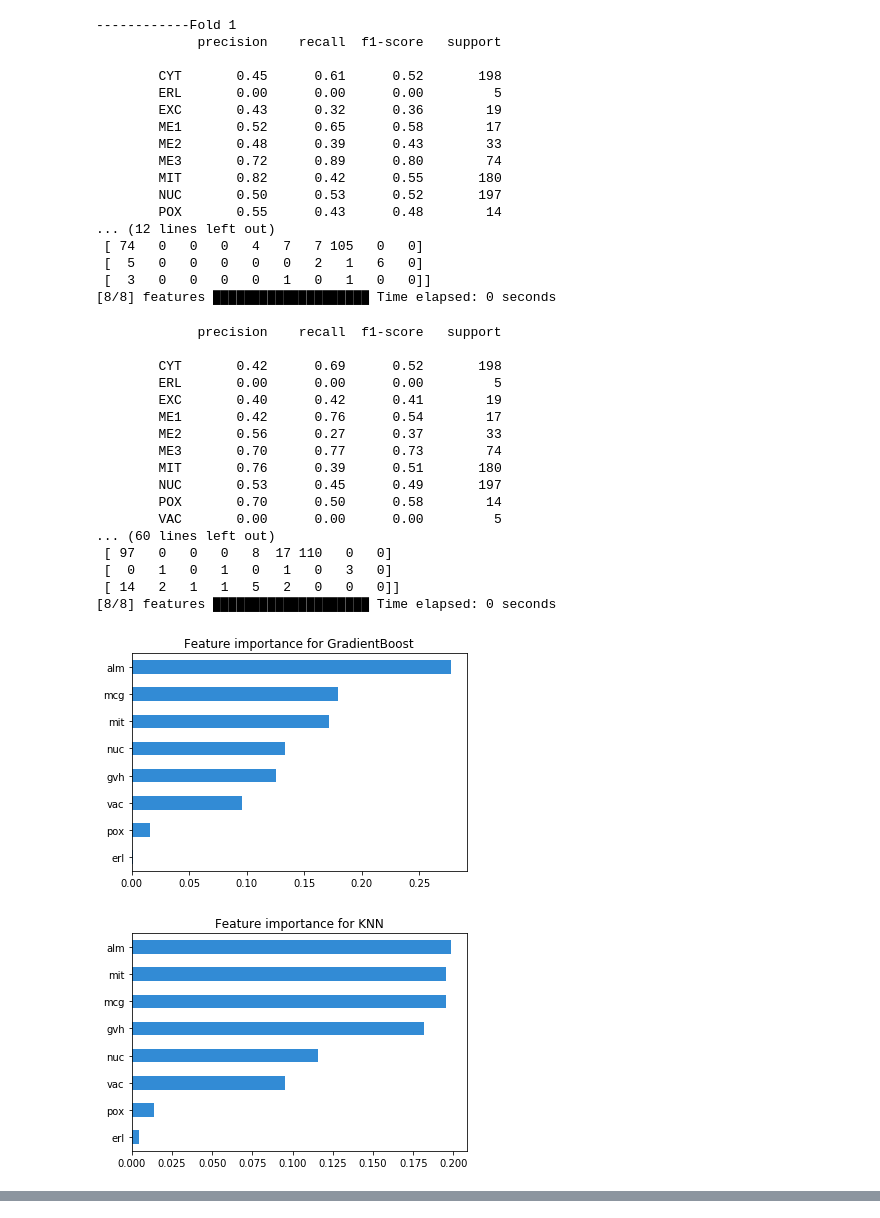
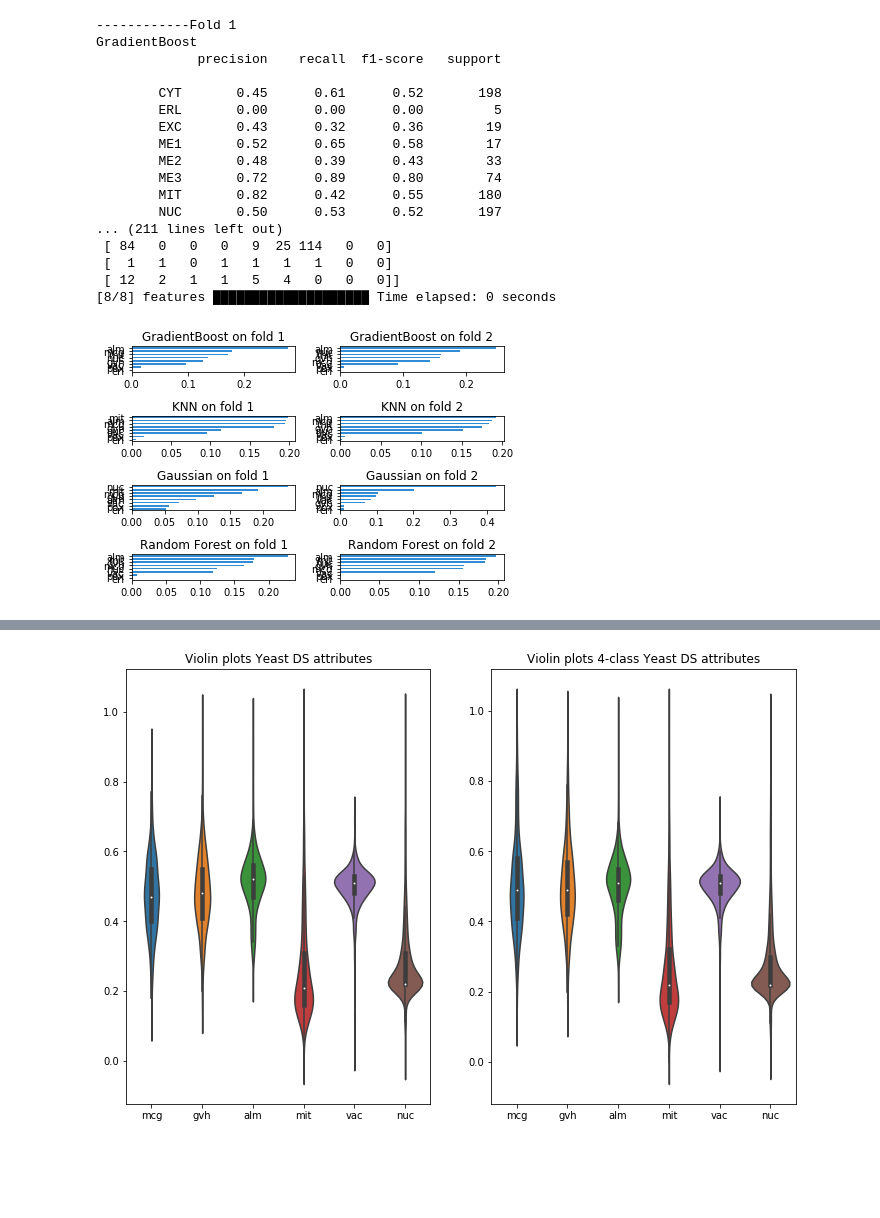
Before and after one commit to DiegoAnas/SPEML-Explainability, a Jupyter notebook: explain_skater.ipynb, the cells around one changed output, grey strips where cells are left out. Drawn from its saved outputs; the diff is of its cells as text; code cells hidden in the pictures; blank space fills up the shorter version.

Commit message:
added models, 4class analysis

```diff
--- a/explain_skater.ipynb
+++ b/explain_skater.ipynb
@@ -16,63 +22,53 @@ kFold = KFold(n_splits=2, shuffle=False, random_state=39)
 yeastAttrib = yeastData.iloc[:,1:9].values  # fix column indexes
 yeastTarget = yeastData["loc"].values
 
-titles = ("GradientBoost",
-            "KNN") # add more
+titles = ("GradientBoost", "KNN", "Gaussian", "Random Forest") # add more
 models = (GradientBoostingClassifier(n_estimators=100, max_features=None, max_depth=2, random_state=5),
-            KNeighborsClassifier())
+            KNeighborsClassifier(),
+            GaussianNB(),
+            RandomForestClassifier())
 # %%
 fold = 1
+fig, axs = plt.subplots(len(models), kFold.n_splits)
 for train_index, test_index in kFold.split(yeastAttrib):
     print(f"------------"
           f"Fold {fold}")
-    fold += 1
+    modelno = 1
     for model, title in zip(models, titles):
         train_data, train_target = yeastAttrib[train_index], yeastTarget[train_index]
         test_data, test_target = yeastAttrib[test_index], yeastTarget[test_index]
         clf = model.fit(train_data, train_target)
 
         prediction = clf.predict(test_data)
+        print(f"{title}")
         print(classification_report(test_target, prediction))
         print(f"Confusion Matrix: \n {confusion_matrix(test_target, prediction)}")
 
+        ax = axs[modelno - 1, fold - 1]
         interpreter = Interpretation(test_data, feature_names=featureNames[1:9])
         model_no_proba = InMemoryModel(model.predict, examples=test_data, unique_values=model.classes_)
-        ax = interpreter.feature_importance.plot_feature_importance(model_no_proba, ascending=False)
-        plt.title(f"Feature importance for {title}")
+        interpreter.feature_importance.plot_feature_importance(model_no_proba, ascending=False, ax=ax)
+        ax.set_title(f"{title} on fold {fold}")
+        print("\n")
+        modelno += 1
+    fold += 1
+plt.tight_layout()
 # %% [output]
 ------------Fold 1
+GradientBoost
              precision    recall  f1-score   support
 
         CYT       0.45      0.61      0.52       198
         ERL       0.00      0.00      0.00         5
         EXC       0.43      0.32      0.36        19
         ME1       0.52      0.65      0.58        17
         ME2       0.48      0.39      0.43        33
         ME3       0.72      0.89      0.80        74
         MIT       0.82      0.42      0.55       180
         NUC       0.50      0.53      0.52       197
-        POX       0.55      0.43      0.48        14
-... (12 lines left out)
- [ 74   0   0   0   4   7   7 105   0   0]
- [  5   0   0   0   0   0   2   1   6   0]
- [  3   0   0   0   0   1   0   1   0   0]]
+... (211 lines left out)
+ [ 84   0   0   0   9  25 114   0   0]
+ [  1   1   0   1   1   1   1   0   0]
+ [ 12   2   1   1   5   4   0   0   0]]
 [8/8] features ████████████████████ Time elapsed: 0 seconds
-             precision    recall  f1-score   support
-
-        CYT       0.42      0.69      0.52       198
-        ERL       0.00      0.00      0.00         5
-        EXC       0.40      0.42      0.41        19
-        ME1       0.42      0.76      0.54        17
-        ME2       0.56      0.27      0.37        33
-        ME3       0.70      0.77      0.73        74
-        MIT       0.76      0.39      0.51       180
-        NUC       0.53      0.45      0.49       197
-        POX       0.70      0.50      0.58        14
-        VAC       0.00      0.00      0.00         5
-... (60 lines left out)
- [ 97   0   0   0   8  17 110   0   0]
- [  0   1   0   1   0   1   0   3   0]
- [ 14   2   1   1   5   2   0   0   0]]
-[8/8] features ████████████████████ Time elapsed: 0 seconds
-[figure, old version]
+[figure, new version]
-[figure, removed]
@@ -80,0 +75,13 @@ for train_index, test_index in kFold.split(yeastAttrib):
+# %%
+yeast4Classes = yeastData.loc[(yeastData["loc"] == "CYT")|( yeastData["loc"] == "NUC" )| (yeastData["loc"] == "MIT" )| (yeastData["loc"] == "ME3")]
+yeastAttrib = yeast4Classes.iloc[:, 1:9].values  # fix column indexes
+yeastTarget = yeast4Classes["loc"].values
+plt.rcParams["figure.figsize"] = (15,8)
+plt.subplot(1,2,1)
+plt.title("Violin plots Yeast DS attributes")
+ax = sns.violinplot(data=yeast4Classes.iloc[:, [1, 2, 3, 4, 7, 8]], orient="v")
+plt.subplot(1, 2, 2)
+plt.title("Violin plots 4-class Yeast DS attributes")
+ax = sns.violinplot(data=yeastData.iloc[:, [1, 2, 3, 4, 7, 8]], orient="v")
+# %% [output]
+[figure, added]
```
Also changed, not shown: parts of 3 cells of this notebook, 2 other files.
